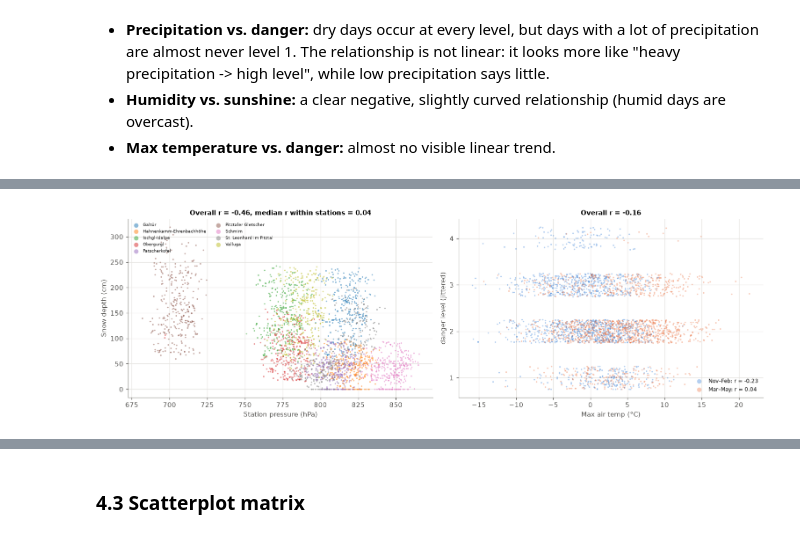
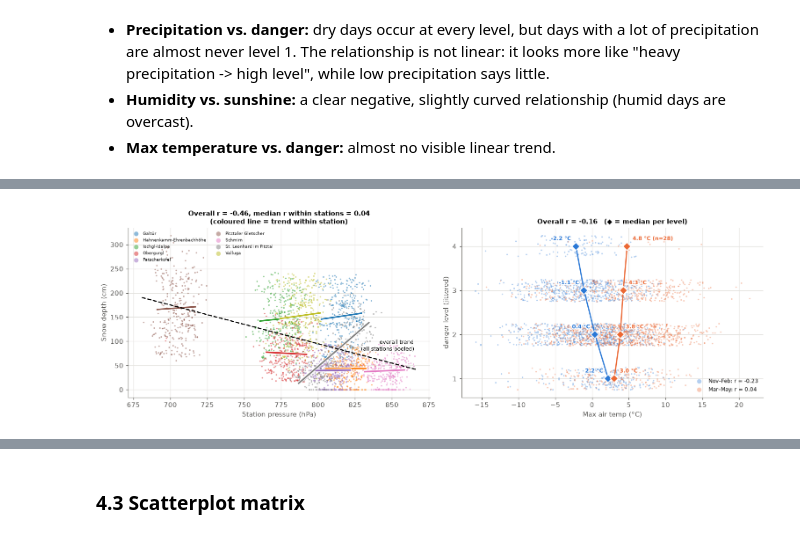
Before and after one commit to dominik-glaetzle/data-engineering-project, a Jupyter notebook: src/data_engineering_project/eda_lecture.ipynb, the cells around one changed output, grey strips where cells are left out. Drawn from its saved outputs; the diff is of its cells as text; code cells hidden in the pictures.

Commit message:
chore: enhanced 2 graphs for presentation

```diff
--- a/src/data_engineering_project/eda_lecture.ipynb
+++ b/src/data_engineering_project/eda_lecture.ipynb
@@ -483,39 +483,61 @@ plt.tight_layout()
 * **Humidity vs. sunshine:** a clear negative, slightly curved relationship (humid days are overcast).
 * **Max temperature vs. danger:** almost no visible linear trend.
 # %%
+import matplotlib.patheffects as pe
+
 fig, axes = plt.subplots(1, 2, figsize=(14, 4.6))
 
 # (a) snow depth vs. pressure: overall vs. within each station
 ax = axes[0]
 cmap = plt.get_cmap("tab10")
 within = {}
 for i, (st, g) in enumerate(data.groupby("station_name")):
     s = g.sample(min(len(g), 300), random_state=0)
     ax.scatter(s["pressure_mean"], s["snow_depth_cm"], s=5, alpha=0.5, color=cmap(i), lw=0, label=st)
     within[st] = g["pressure_mean"].corr(g["snow_depth_cm"])
+    # within-station trend (least-squares line over the station's central 90% of pressure)
+    b, a = np.polyfit(g["pressure_mean"], g["snow_depth_cm"], 1)
+    xs = np.array(g["pressure_mean"].quantile([0.05, 0.95]))
+    ax.plot(xs, a + b * xs, color=cmap(i), lw=2.2, zorder=4, path_effects=[pe.withStroke(linewidth=4, foreground="white")])
+# overall trend across all stations (what r = -0.46 describes)
+b, a = np.polyfit(data["pressure_mean"], data["snow_depth_cm"], 1)
+xs = np.array([data["pressure_mean"].min(), data["pressure_mean"].max()])
+ax.plot(xs, a + b * xs, color="black", ls="--", lw=1.6, zorder=6)
+ax.annotate("overall trend\n(all stations pooled)", (xs[1], a + b * xs[1]), xytext=(-5, 28), textcoords="offset points",
+            ha="right", fontsize=8, path_effects=[pe.withStroke(linewidth=3, foreground="white")])
 ax.set_xlabel(NUM["pressure_mean"]); ax.set_ylabel(NUM["snow_depth_cm"])
 ax.set_title(f"Overall r = {data['pressure_mean'].corr(data['snow_depth_cm']):.2f}, "
-             f"median r within stations = {np.median(list(within.values())):.2f}", fontsize=10)
+             f"median r within stations = {np.median(list(within.values())):.2f}\n(coloured line = trend within station)", fontsize=10)
 ax.legend(fontsize=6, frameon=False, markerscale=3, ncol=2, loc="upper left")
 
 # (b) temperature vs. danger level: within early winter vs. spring
 ax = axes[1]
 spring = data["spring"]
 for mask, color, name in [(~spring, BLUE, "Nov–Feb"), (spring, ORANGE, "Mar–May")]:
     g = data[mask]
     s = g.sample(1500, random_state=0)
     ax.scatter(s["air_temp_max"], s["danger_max"] + rng.uniform(-0.25, 0.25, len(s)), s=5, alpha=0.35, color=color, lw=0,
                label=f"{name}: r = {g['air_temp_max'].corr(g['danger_max']):.2f}")
+    # median max temperature per danger level, drawn on top of the cloud
+    med = g.groupby("danger_max")["air_temp_max"].agg(["median", "size"])
+    ax.plot(med["median"], med.index, color=color, lw=1.8, marker="D", markersize=8,
+            markeredgecolor="white", markeredgewidth=1.2, zorder=5)
+    for lvl, row in med.iterrows():
+        left = color == BLUE
+        txt = f"{row['median']:.1f} °C" + (f" (n={int(row['size'])})" if row["size"] < 100 else "")
+        ax.annotate(txt, (row["median"], lvl), xytext=(-8 if left else 8, 9), textcoords="offset points",
+                    ha="right" if left else "left", fontsize=8, color=color, fontweight="bold", zorder=6,
+                    path_effects=[pe.withStroke(linewidth=3, foreground="white")])
 ax.set_yticks(LEVELS); ax.set_xlabel(NUM["air_temp_max"]); ax.set_ylabel("danger level (jittered)")
-ax.set_title(f"Overall r = {data['air_temp_max'].corr(data['danger_max']):.2f}", fontsize=10)
+ax.set_title(f"Overall r = {data['air_temp_max'].corr(data['danger_max']):.2f}   (◆ = median per level)", fontsize=10)
 ax.legend(fontsize=8, frameon=False, markerscale=3)
 plt.tight_layout()
 
 pd.Series(within, name="r(pressure, snow depth) within station").round(2).to_frame().T
 # %% [output]
 |  | Galtür | Hahnenkamm-Ehrenbachhöhe | Ischgl-Idalpe | Obergurgl | Patscherkofel | Pitztaler Gletscher | Schmirn | ... |
 | r(pressure, snow depth) within st... | 0.08 | 0.01 | 0.06 | -0.04 | 0.01 | 0.03 | 0.04 | ... |
-[figure, old version]
+[figure, new version]
 # %% [markdown]
 **Pressure vs. snow depth:**
 - overall r = −0.46, but within 8 of 9 stations r ≈ 0.
```
Also changed, not shown: parts of 1 cell of this notebook, 1 other file.
